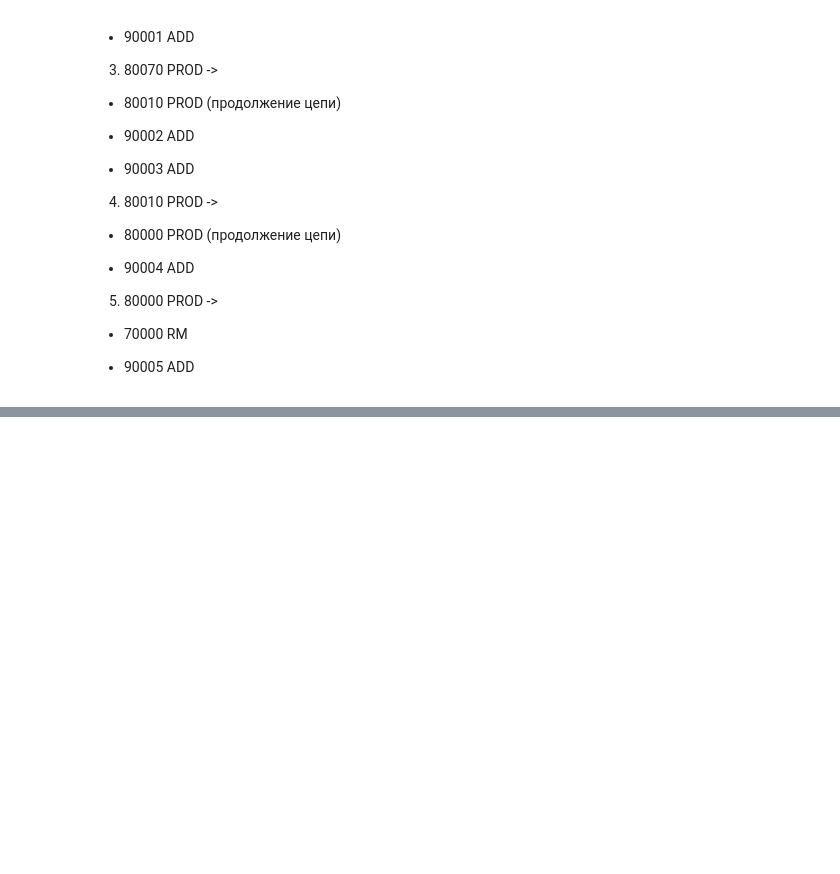
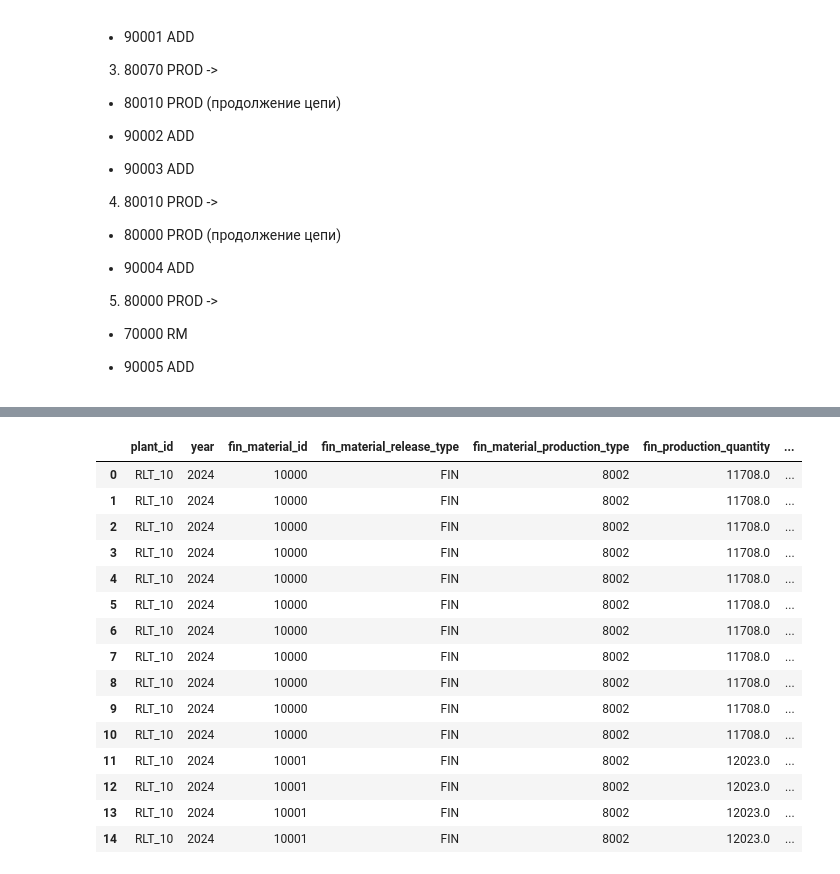
Before and after one commit to alexber28/Pandas-NumPy-task, a Jupyter notebook: materials_hierarchy.ipynb, the cells around one changed output, grey strips where cells are left out. Cells and saved outputs as stored; diff of their text form; code cells hidden in the pictures; blank space fills up the shorter version.

```diff
--- a/materials_hierarchy.ipynb
+++ b/materials_hierarchy.ipynb
@@ -317,0 +327,12 @@ except ImportError as e:
+# %%
+try:
+    engine = create_engine(DATABASE_URL)
+
+    with engine.connect() as conn:
+        print(f"Безопасное подключение к базе '{DB_NAME}' установлено!")
+
+    bom_annual.to_sql('bom_table', engine, if_exists='replace', index=False)
+    print("Таблица 'bom_table' успешно обновлена.")
+
+except Exception as e:
+    print(f"Ошибка: {e}")
@@ -317,0 +371,61 @@ except ImportError as e:
+# %%
+sql_query = """
+WITH RECURSIVE explosion AS (
+    -- 1. Выбираем нулевой уровень (FIN продукты)
+    SELECT
+        plant_id,
+        year,
+        produced_material AS fin_material_id,
+        produced_material_release_type AS fin_material_release_type,
+        produced_material_production_type AS fin_material_production_type,
+        produced_material_quantity AS fin_production_quantity,
+
+        produced_material AS prod_material_id,
+        produced_material_release_type AS prod_material_release_type,
+        produced_material_production_type AS prod_material_production_type,
+        produced_material_quantity AS prod_material_production_quantity,
+
+        component_material AS component_id,
+        component_material_release_type,
+        component_material_production_type,
+        component_material_quantity AS component_consumption_quantity,
+        1 as depth
+    FROM bom_table
+    WHERE produced_material_release_type = 'FIN'
+
+    UNION ALL
+
+    SELECT
+        b.plant_id,
+        b.year,
+        cte.fin_material_id,
+        cte.fin_material_release_type,
+        cte.fin_material_production_type,
+        cte.fin_production_quantity,
+
+        b.produced_material,
+        b.produced_material_release_type,
+        b.produced_material_production_type,
+        b.produced_material_quantity,
+
+        b.component_material,
+        b.component_material_release_type,
+        b.component_material_production_type,
+        b.component_material_quantity,
+        cte.depth + 1
+    FROM bom_table b
+    INNER JOIN explosion cte ON
+        b.produced_material = cte.component_id AND
+        b.plant_id = cte.plant_id AND
+        b.year = cte.year
+    WHERE cte.component_material_release_type = 'PROD'
+)
+SELECT * FROM explosion
+ORDER BY fin_material_id, depth;
+"""
+
+df_sql_final = pd.read_sql(sql_query, engine)
+
+print(f"Строк: {len(df_sql_final)}")
+df_sql_final.head(15)
+# %% [output]
@@ -317,0 +433,16 @@ except ImportError as e:
+|  | plant_id | year | fin_material_id | fin_material_release_type | fin_material_production_type | fin_production_quantity | ... |
+| 0 | RLT_10 | 2024 | 10000 | FIN | 8002 | 11708.0 | ... |
+| 1 | RLT_10 | 2024 | 10000 | FIN | 8002 | 11708.0 | ... |
+| 2 | RLT_10 | 2024 | 10000 | FIN | 8002 | 11708.0 | ... |
+| 3 | RLT_10 | 2024 | 10000 | FIN | 8002 | 11708.0 | ... |
+| 4 | RLT_10 | 2024 | 10000 | FIN | 8002 | 11708.0 | ... |
+| 5 | RLT_10 | 2024 | 10000 | FIN | 8002 | 11708.0 | ... |
+| 6 | RLT_10 | 2024 | 10000 | FIN | 8002 | 11708.0 | ... |
+| 7 | RLT_10 | 2024 | 10000 | FIN | 8002 | 11708.0 | ... |
+| 8 | RLT_10 | 2024 | 10000 | FIN | 8002 | 11708.0 | ... |
+| 9 | RLT_10 | 2024 | 10000 | FIN | 8002 | 11708.0 | ... |
+| 10 | RLT_10 | 2024 | 10000 | FIN | 8002 | 11708.0 | ... |
+| 11 | RLT_10 | 2024 | 10001 | FIN | 8002 | 12023.0 | ... |
+| 12 | RLT_10 | 2024 | 10001 | FIN | 8002 | 12023.0 | ... |
+| 13 | RLT_10 | 2024 | 10001 | FIN | 8002 | 12023.0 | ... |
+| 14 | RLT_10 | 2024 | 10001 | FIN | 8002 | 12023.0 | ... |
```
Also changed, not shown: parts of 9 cells of this notebook.
